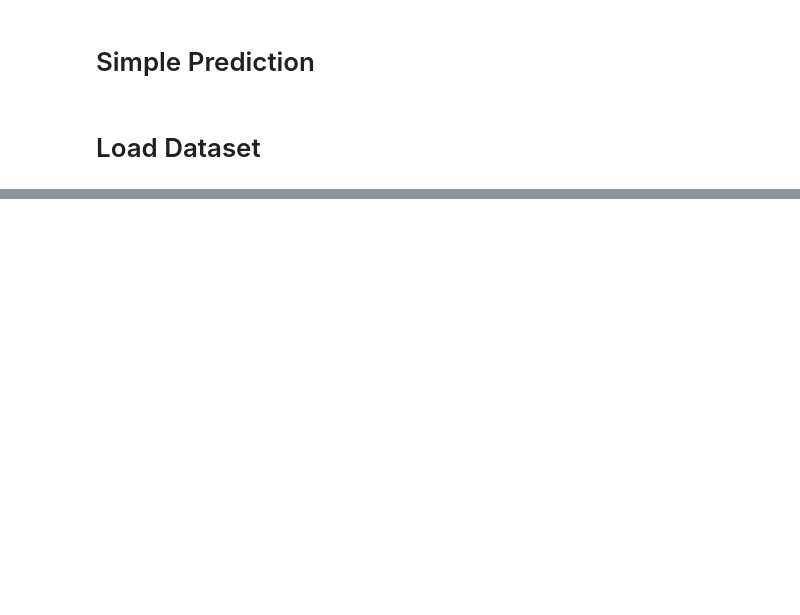
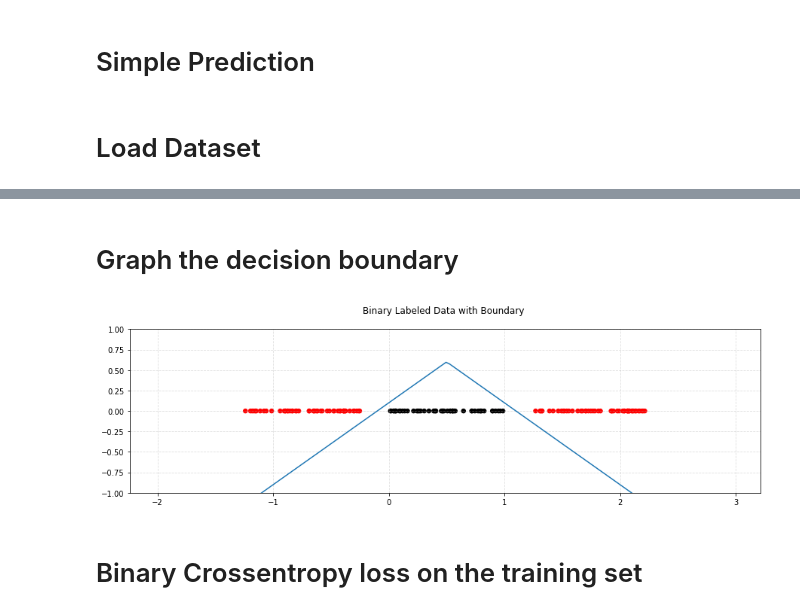
Before and after one commit to AleksandrGontcharov/neuralnetwork, a Jupyter notebook: neural_network_tutorial.ipynb, the cells around one changed output, grey strips where cells are left out. Drawn from its saved outputs; the diff is of its cells as text; code cells hidden in the pictures; blank space fills up the shorter version.

```diff
--- a/neural_network_tutorial.ipynb
+++ b/neural_network_tutorial.ipynb
@@ -17,9 +18,12 @@ Layer: L3, Neurons: 1, Activation: sigmoid, Weights: (1, 3), Biases: (1, 1)
+# %%
+import numpy as np
+# Change the  weights
+mynetwork.layers['L1']['weights'] = np.ones_like(mynetwork.layers['L1']['weights'])
+mynetwork.layers['L1']['biases'] = np.zeros_like(mynetwork.layers['L1']['biases'])-0.5
+mynetwork.layers['L2']['weights'] = -np.ones_like(mynetwork.layers['L2']['weights'])
+mynetwork.layers['L2']['biases'] = np.ones_like(mynetwork.layers['L2']['biases'])-0.4
 # %% [markdown]
 # Simple Prediction
-# %%
-import numpy as np
-mynetwork.layers['L1']['weights'] = np.ones_like(mynetwork.layers['L1']['weights'])
-mynetwork.layers['L1']['biases'] = np.zeros_like(mynetwork.layers['L1']['biases'])
 # %% [markdown]
 # Load Dataset
 # %%
@@ -30,6 +34,12 @@ blobs.graph(X,Y)
+# %% [markdown]
+# Graph the decision boundary
 # %%
 # Graph Decision Boundary
-#nregion.graph(X,Y,decision = mynetwork.decision)
+nregion.graph(X, Y, decision = mynetwork.decision)
+# %% [output]
+[figure, added]
+# %% [markdown]
+# Binary Crossentropy loss on the training set
 # %%
 mynetwork.binary_crossentropy_loss(X,Y)
 # %% [output]
```
Also changed, not shown: parts of 4 cells of this notebook, 2 other files.
